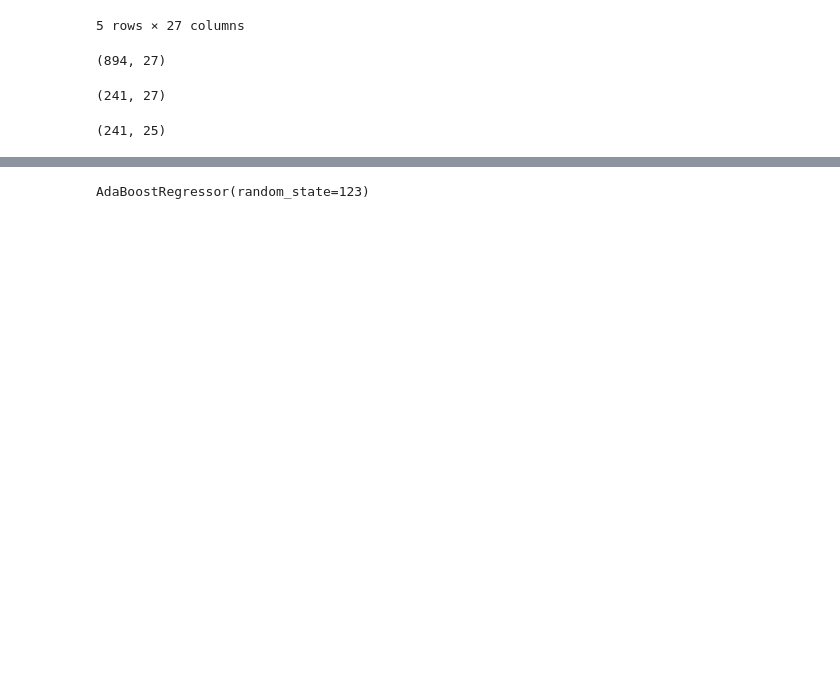
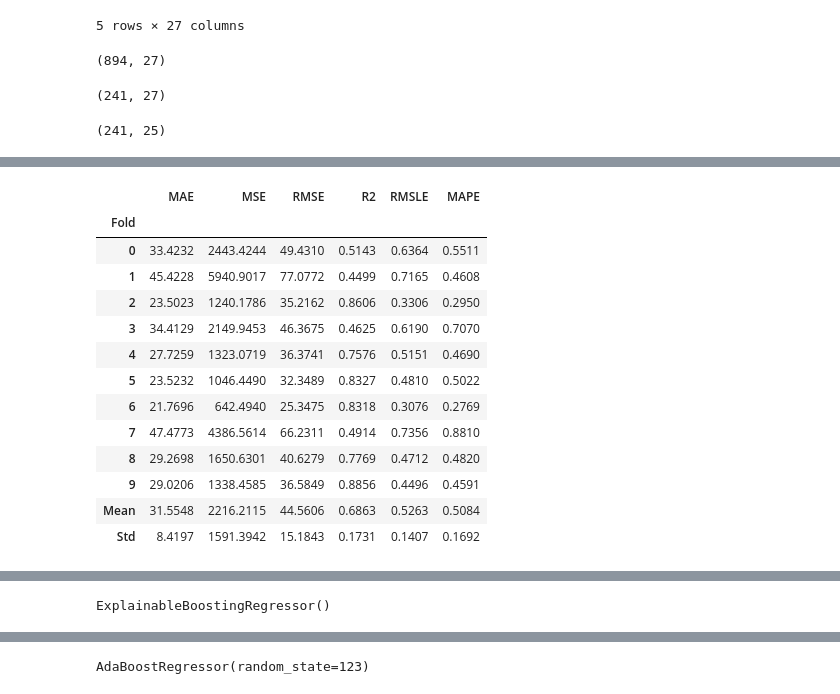
Before and after one commit to phenology/springtime, a Jupyter notebook: docs/notebooks/mk_model_comparision_pycaret.ipynb, the cells around one changed output, grey strips where cells are left out. Drawn from its saved outputs; the diff is of its cells as text; code cells hidden in the pictures; blank space fills up the shorter version.

```diff
--- a/docs/notebooks/mk_model_comparision_pycaret.ipynb
+++ b/docs/notebooks/mk_model_comparision_pycaret.ipynb
@@ -114,0 +117,6 @@ class ExponentialRegressor(BaseEstimator, RegressorMixin):
+# %%
+#  RegressionTree, LinearRegression, LogisticRegression not implemented inline with the pycaret
+from interpret.glassbox import ExplainableBoostingRegressor
+model = ExplainableBoostingRegressor()
+exp.create_model(model)
+# %% [output]
@@ -114,0 +124,14 @@ class ExponentialRegressor(BaseEstimator, RegressorMixin):
+|  | MAE | MSE | RMSE | R2 | RMSLE | MAPE |
+| Fold |  |  |  |  |  |  |
+| 0 | 33.4232 | 2443.4244 | 49.4310 | 0.5143 | 0.6364 | 0.5511 |
+| 1 | 45.4228 | 5940.9017 | 77.0772 | 0.4499 | 0.7165 | 0.4608 |
+| 2 | 23.5023 | 1240.1786 | 35.2162 | 0.8606 | 0.3306 | 0.2950 |
+| 3 | 34.4129 | 2149.9453 | 46.3675 | 0.4625 | 0.6190 | 0.7070 |
+| 4 | 27.7259 | 1323.0719 | 36.3741 | 0.7576 | 0.5151 | 0.4690 |
+| 5 | 23.5232 | 1046.4490 | 32.3489 | 0.8327 | 0.4810 | 0.5022 |
+| 6 | 21.7696 | 642.4940 | 25.3475 | 0.8318 | 0.3076 | 0.2769 |
+| 7 | 47.4773 | 4386.5614 | 66.2311 | 0.4914 | 0.7356 | 0.8810 |
+| 8 | 29.2698 | 1650.6301 | 40.6279 | 0.7769 | 0.4712 | 0.4820 |
+| 9 | 29.0206 | 1338.4585 | 36.5849 | 0.8856 | 0.4496 | 0.4591 |
+| Mean | 31.5548 | 2216.2115 | 44.5606 | 0.6863 | 0.5263 | 0.5084 |
+| Std | 8.4197 | 1591.3942 | 15.1843 | 0.1731 | 0.1407 | 0.1692 |
@@ -114,0 +139 @@ class ExponentialRegressor(BaseEstimator, RegressorMixin):
+ExplainableBoostingRegressor()
```
Also changed, not shown: parts of 6 cells of this notebook.
